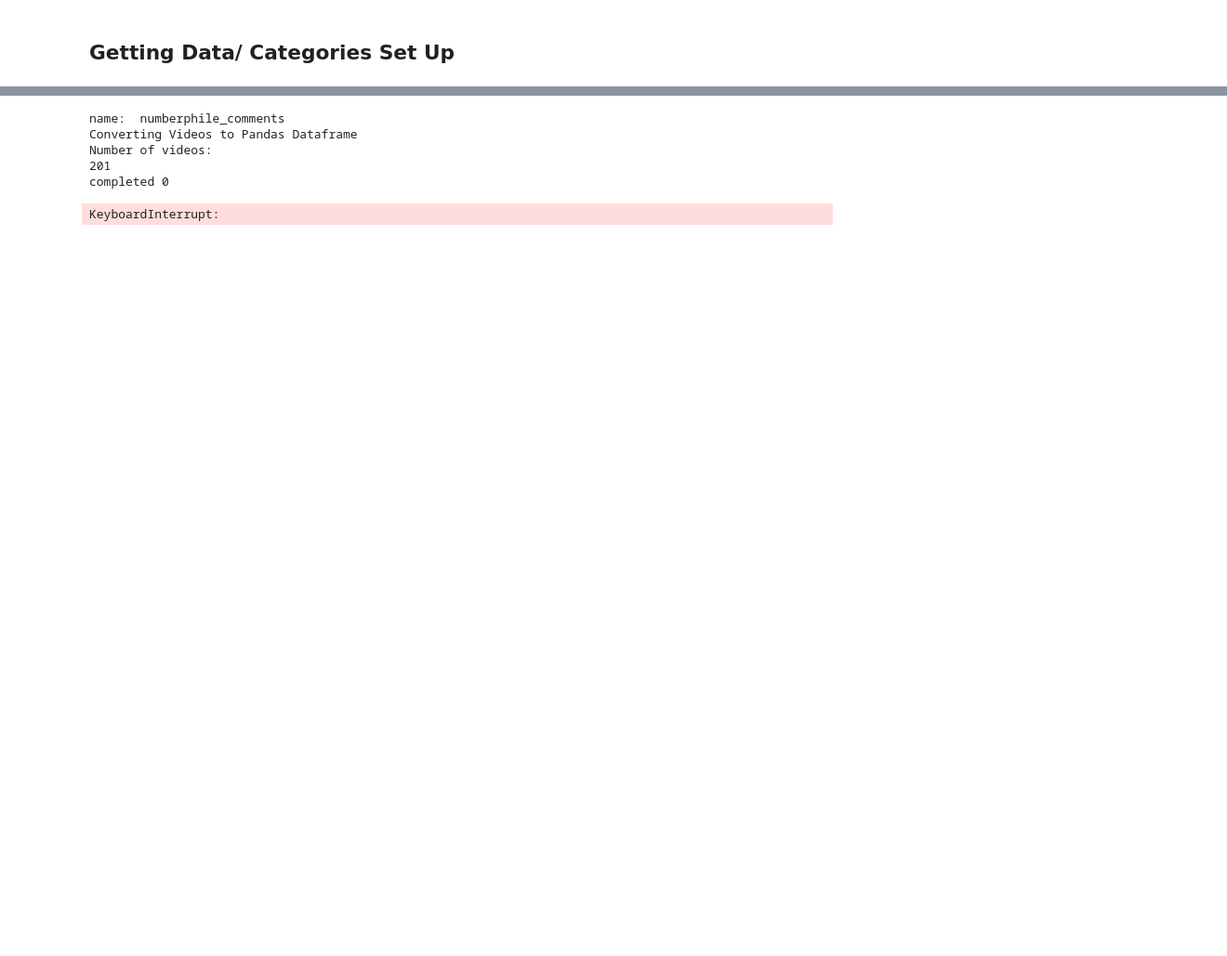
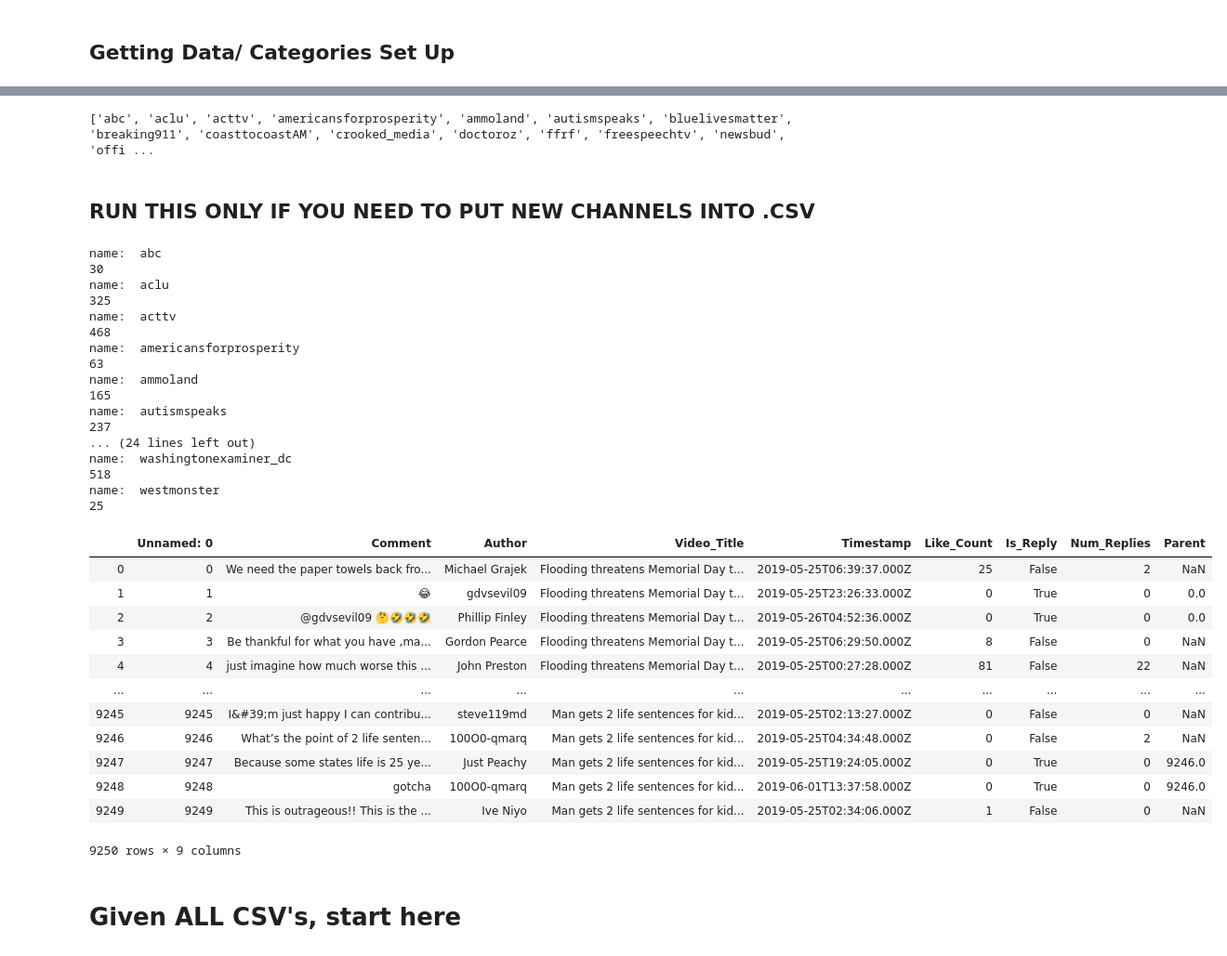
Before and after one commit to jarzofjam/YouTubeComments, a Jupyter notebook: Machine Learning.ipynb, the cells around one changed output, grey strips where cells are left out. Shown at 93% size. Drawn from its saved outputs; the diff is of its cells as text; code cells hidden in the pictures; blank space fills up the shorter version.

```diff
--- a/Machine Learning.ipynb
+++ b/Machine Learning.ipynb
@@ -14,7 +27,4 @@ pf = ProfanityFilter()
 # %%
-DATA_FOLDER = "data/"
-FILE_SUFFIX = ".pkl"
-
 CATEGORY_FOLDERS = [x[0][len(DATA_FOLDER):] for x in os.walk('data')][1:]
 FOLDER_NAME_MAPPING = {
     'a': 'Apolitical',
@@ -27,8 +37,15 @@ FOLDER_NAME_MAPPING = {
     'rb': 'Right Bias'
 }
 
+total_per_cat = {}
+for cat in FOLDER_NAME_MAPPING.keys():
+    total_per_cat[cat] = 0
+
 channel_labels_paths = {}       # { name(str) : [ category name (str),
                                 #                 path (str) ] }
+old_channel_labels_paths = {}
+new_channel_labels_paths = {}
+
 LABEL = 0
 PATH = 1
 
@@ -36,5 +53,14 @@ for cfolder in CATEGORY_FOLDERS:
     cat_name = FOLDER_NAME_MAPPING[cfolder]
     for r, d, f in os.walk(DATA_FOLDER + cfolder):
         for file in f:
-            channel_labels_paths[file[:-len(FILE_SUFFIX)]] = [cat_name,
-                                                            DATA_FOLDER + cfolder + '/' + file]
+            if NEW_FILE_SUFFIX in str(file):
+                channel_labels_paths[file[:-len(NEW_FILE_SUFFIX)]] = [cat_name,
+                                                                  DATA_FOLDER + cfolder + '/' + file]
+                new_channel_labels_paths[file[:-len(NEW_FILE_SUFFIX)]] = [cat_name,
+                                                                  DATA_FOLDER + cfolder + '/' + file]
+            elif OLD_FILE_SUFFIX in str(file):
+                channel_labels_paths[file[:-len(OLD_FILE_SUFFIX)]] = [cat_name,
+                                                                  DATA_FOLDER + cfolder + '/' + file]
+                old_channel_labels_paths[file[:-len(OLD_FILE_SUFFIX)]] = [cat_name,
+                                                                  DATA_FOLDER + cfolder + '/' + file]
+            total_per_cat[cfolder] += 1
@@ -43,9 +74,16 @@ CSV_FOLDER = "newdata_csv/"
+# %%
+ds_names = sorted(channel_labels_paths.keys())
+print(ds_names)
+# %% [output]
+['abc', 'aclu', 'acttv', 'americansforprosperity', 'ammoland', 'autismspeaks', 'bluelivesmatter', 'breaking911', 'coasttocoastAM', 'crooked_media', 'doctoroz', 'ffrf', 'freespeechtv', 'newsbud', 'offi ...
+# %% [markdown]
+## RUN THIS ONLY IF YOU NEED TO PUT NEW CHANNELS INTO .CSV
 # %%
 class Analyzer(object):
     """Analyzer class"""
     def __init__(self, data_filename, path):
         super(Analyzer, self).__init__()
-        self.filename = data_filename
+        self.data_filename = data_filename
         self.path = path
         self.data = self.load_data(self.path)
         self.comments_df = self.get_comments_df()
@@ -321,18 +354,44 @@ frames = []
 # %%
 #Get Analysis tool for each dataset
 
-# name = list(dataset_names)[0]
+# name = list(ds_names)[0]
 
-for name in dataset_names:
+for name in ds_names:
     print("name: ", name)
     obj = Analyzer(name, channel_labels_paths[name][PATH])
     tools.append(obj)
     print(len(obj.data.keys()))
     frames.append(obj.comments_df[~obj.comments_df.Timestamp.isnull()])
 # %% [output]
-name:  numberphile_comments
-Converting Videos to Pandas Dataframe
-Number of videos:
-201
-completed 0
+name:  abc
+30
+name:  aclu
+325
+name:  acttv
+468
+name:  americansforprosperity
+63
+name:  ammoland
+165
+name:  autismspeaks
+237
+... (24 lines left out)
+name:  washingtonexaminer_dc
+518
+name:  westmonster
+25
+|  | Unnamed: 0 | Comment | Author | Video_Title | Timestamp | Like_Count | Is_Reply | Num_Replies | Parent |
+| 0 | 0 | We need the paper towels back fro... | Michael Grajek | Flooding threatens Memorial Day t... | 2019-05-25T06:39:37.000Z | 25 | False | 2 | NaN |
+| 1 | 1 | 😂 | gdvsevil09 | Flooding threatens Memorial Day t... | 2019-05-25T23:26:33.000Z | 0 | True | 0 | 0.0 |
+| 2 | 2 | @gdvsevil09 🤔🤣🤣🤣 | Phillip Finley | Flooding threatens Memorial Day t... | 2019-05-26T04:52:36.000Z | 0 | True | 0 | 0.0 |
+| 3 | 3 | Be thankful for what you have ,ma... | Gordon Pearce | Flooding threatens Memorial Day t... | 2019-05-25T06:29:50.000Z | 8 | False | 0 | NaN |
+| 4 | 4 | just imagine how much worse this ... | John Preston | Flooding threatens Memorial Day t... | 2019-05-25T00:27:28.000Z | 81 | False | 22 | NaN |
+| ... | ... | ... | ... | ... | ... | ... | ... | ... | ... |
+| 9245 | 9245 | I&#39;m just happy I can contribu... | steve119md | Man gets 2 life sentences for kid... | 2019-05-25T02:13:27.000Z | 0 | False | 0 | NaN |
+| 9246 | 9246 | What’s the point of 2 life senten... | 100O0-qmarq | Man gets 2 life sentences for kid... | 2019-05-25T04:34:48.000Z | 0 | False | 2 | NaN |
+| 9247 | 9247 | Because some states life is 25 ye... | Just Peachy | Man gets 2 life sentences for kid... | 2019-05-25T19:24:05.000Z | 0 | True | 0 | 9246.0 |
+| 9248 | 9248 | gotcha | 100O0-qmarq | Man gets 2 life sentences for kid... | 2019-06-01T13:37:58.000Z | 0 | True | 0 | 9246.0 |
+| 9249 | 9249 | This is outrageous!! This is the ... | Ive Niyo | Man gets 2 life sentences for kid... | 2019-05-25T02:34:06.000Z | 1 | False | 0 | NaN |
-KeyboardInterrupt:
+9250 rows × 9 columns
+# %% [markdown]
+# Given ALL CSV's, start here
```
Also changed, not shown: parts of 41 cells of this notebook.
